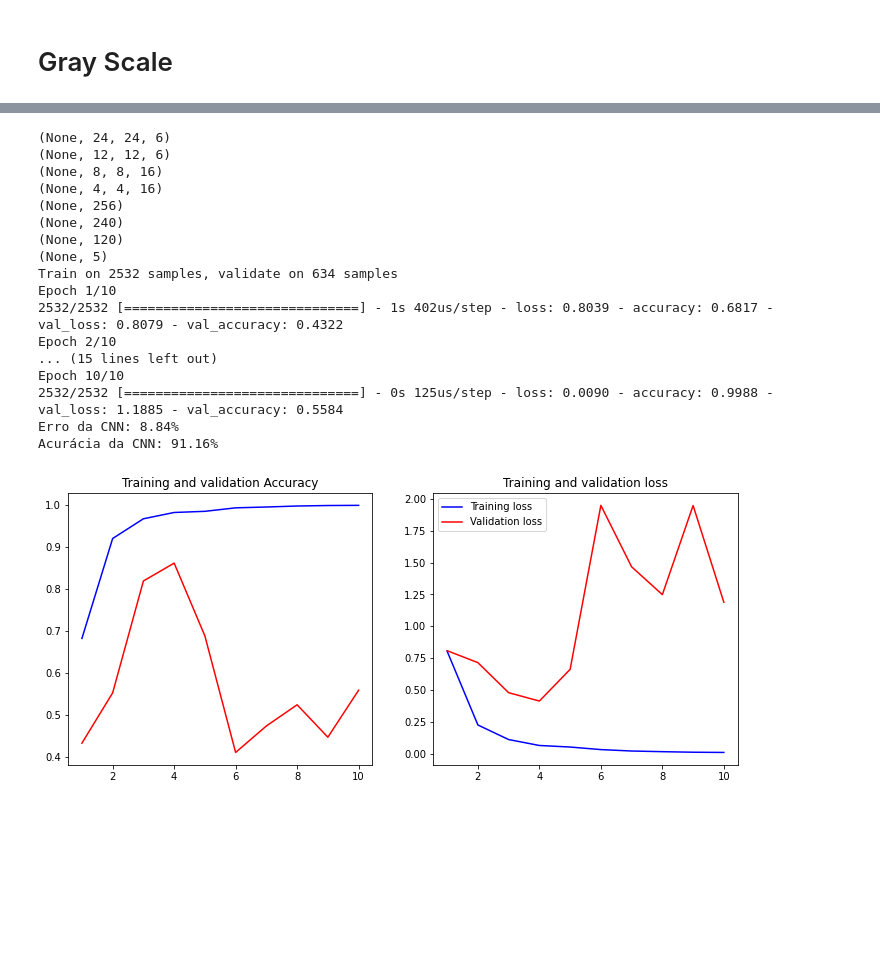
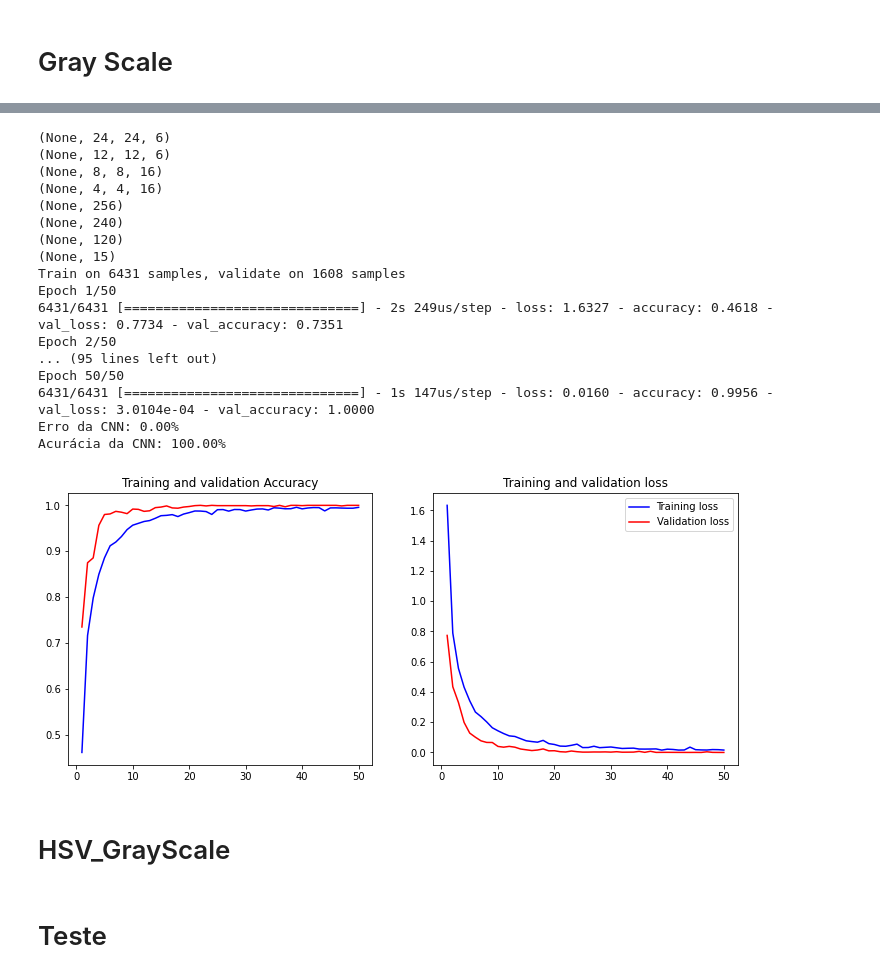
Before and after one commit to hgf777-br/trabalho-final-deep-learning, a Jupyter notebook: Roberto/Exercicio_8.1.ipynb, the cells around one changed output, grey strips where cells are left out. Cells and saved outputs as stored; diff of their text form; code cells hidden in the pictures; blank space fills up the shorter version.

```diff
--- a/Roberto/Exercicio_8.1.ipynb
+++ b/Roberto/Exercicio_8.1.ipynb
@@ -58,8 +59,6 @@ def get_dados_grayscale(path, size):
     X = []
     Y = []
     for cat_fruta, fruta in enumerate(lista_dir):
-        if(cat_fruta == 10):
-            break
         lista_img = os.listdir('{0}/{1}'.format(path, fruta))
         print('{0} - {1}'.format(cat_fruta, fruta))
         for img in lista_img:
@@ -163,7 +160,7 @@ def CNN_LeNet5(num_frutas,size, camadas):
     model.add(Conv2D(6, (5, 5), input_shape=(size, size, camadas), activation='relu'))#
     print( model.output_shape)
     #Camada de Pooling
-    model.add(MaxPooling2D(pool_size=(2, 2)))
+    model.add(AveragePooling2D(pool_size=(2, 2)))
     print( model.output_shape)
 
     model.add(Dropout(0.2))
@@ -171,7 +168,7 @@ def CNN_LeNet5(num_frutas,size, camadas):
     model.add(Conv2D(16, (5, 5), activation='relu'))#
     print( model.output_shape)
     #Camada de Pooling
-    model.add(MaxPooling2D(pool_size=(2, 2)))
+    model.add(AveragePooling2D(pool_size=(2, 2)))
     print( model.output_shape)
 
     model.add(Dropout(0.2))
@@ -315,6 +307,8 @@ X_train_grayscale = X_train_grayscale.astype('float32')/255
 num_frutas = len(list(set(Y_train_grayscale)))
 print(num_frutas)
 Y_train_grayscale = to_categorical(Y_train_grayscale, num_frutas)
+
+X_train_grayscale, x_val_grayscale, Y_train_grayscale, y_val_grayscale = train_test_split(X_train_grayscale, Y_train_grayscale, test_size=0.2, random_state=42)
 # %% [output]
 0 - Apple Red 1
 1 - Banana
@@ -325,27 +329,35 @@ Y_train_grayscale = to_categorical(Y_train_grayscale, num_frutas)
 # %%
 model = CNN_LeNet5(num_frutas,28,1)
+#plot_model(model, show_shapes=True, show_layer_names=True)
 model.compile(loss='categorical_crossentropy', optimizer='adam', metrics=['accuracy'])
-history = model.fit(X_train_grayscale, Y_train_grayscale, validation_split = 0.2, epochs=20, batch_size=120)
+checkpoint = ModelCheckpoint(filepath='./modelo_cnn_LeNet_8.hdf5', verbose=0,  save_best_only=True, monitor='val_accuracy')
+history = model.fit(X_train_grayscale, Y_train_grayscale, validation_data = (x_val_grayscale, y_val_grayscale), epochs=50, batch_size=60, callbacks=[checkpoint])
 plot_history(history)
 scores = model.evaluate(X_train_grayscale, Y_train_grayscale, verbose=0)
 print("Erro da CNN: %.2f%%" % (100-scores[1]*100))
 print("Acurácia da CNN: %.2f%%" % (scores[1]*100))
+X_train_grayscale = None
+Y_train_grayscale = None
+x_val_grayscale = None
+y_val_grayscale = None
 # %% [output]
 (None, 24, 24, 6)
 (None, 12, 12, 6)
 (None, 8, 8, 16)
 (None, 4, 4, 16)
 (None, 256)
 (None, 240)
 (None, 120)
-(None, 5)
-Train on 2532 samples, validate on 634 samples
-Epoch 1/10
-2532/2532 [==============================] - 1s 402us/step - loss: 0.8039 - accuracy: 0.6817 - val_loss: 0.8079 - val_accuracy: 0.4322
-Epoch 2/10
-... (15 lines left out)
-Epoch 10/10
-2532/2532 [==============================] - 0s 125us/step - loss: 0.0090 - accuracy: 0.9988 - val_loss: 1.1885 - val_accuracy: 0.5584
-Erro da CNN: 8.84%
-Acurácia da CNN: 91.16%
+(None, 15)
+Train on 6431 samples, validate on 1608 samples
+Epoch 1/50
+6431/6431 [==============================] - 2s 249us/step - loss: 1.6327 - accuracy: 0.4618 - val_loss: 0.7734 - val_accuracy: 0.7351
+Epoch 2/50
+... (95 lines left out)
+Epoch 50/50
+6431/6431 [==============================] - 1s 147us/step - loss: 0.0160 - accuracy: 0.9956 - val_loss: 3.0104e-04 - val_accuracy: 1.0000
+Erro da CNN: 0.00%
+Acurácia da CNN: 100.00%
-[figure, old version]
+[figure, new version]
+# %% [markdown]
+# HSV_GrayScale
@@ -351,0 +388,2 @@ Acurácia da CNN: 91.16%
+# %% [markdown]
+# Teste
```
Also changed, not shown: parts of 19 cells of this notebook, 1 other file.
